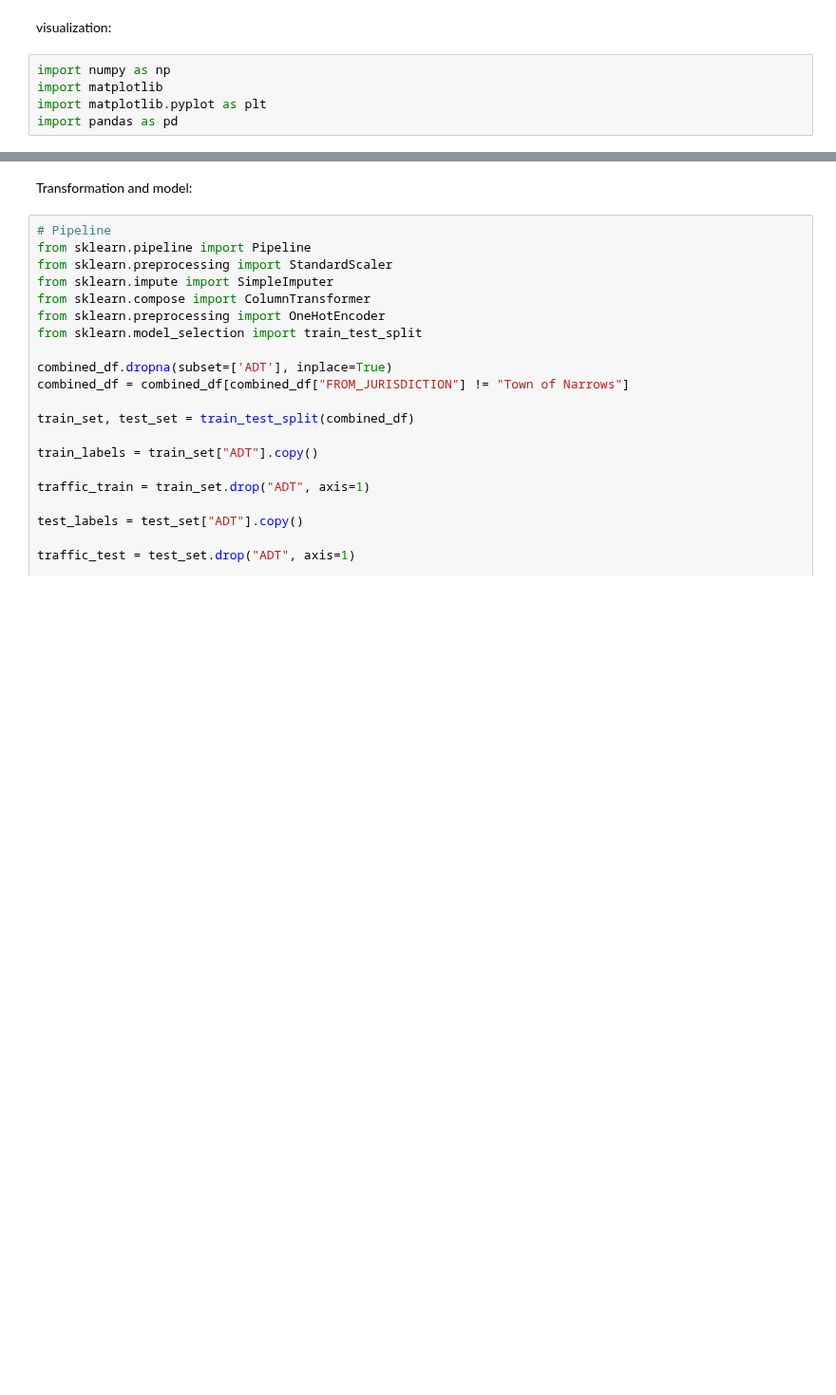
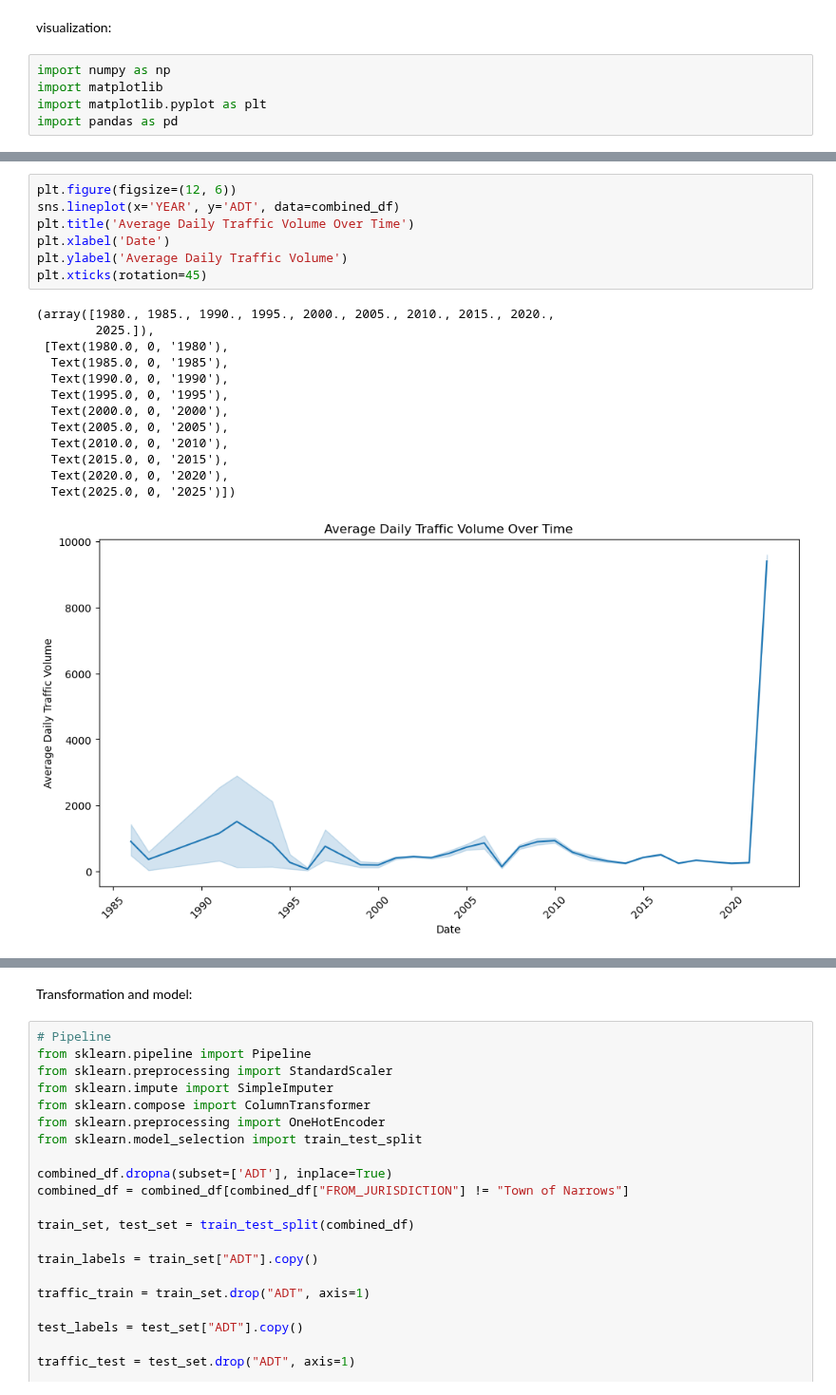
Before and after one commit to helen-yao/ML4VA, a Jupyter notebook: ML4VA/ml4va.ipynb, the cells around one changed output, grey strips where cells are left out. Shown at 95% size. Saved outputs shown, nothing was run; the diff lists cells and outputs as text; blank space fills up the shorter version.

```diff
--- a/ML4VA/ml4va.ipynb
+++ b/ML4VA/ml4va.ipynb
@@ -389,0 +402,21 @@ sns.kdeplot(combined_df['ADT']) # a lot of 0s...
+# %%
+plt.figure(figsize=(12, 6))
+sns.lineplot(x='YEAR', y='ADT', data=combined_df)
+plt.title('Average Daily Traffic Volume Over Time')
+plt.xlabel('Date')
+plt.ylabel('Average Daily Traffic Volume')
+plt.xticks(rotation=45)
+# %% [output]
+(array([1980., 1985., 1990., 1995., 2000., 2005., 2010., 2015., 2020.,
+        2025.]),
+ [Text(1980.0, 0, '1980'),
+  Text(1985.0, 0, '1985'),
+  Text(1990.0, 0, '1990'),
+  Text(1995.0, 0, '1995'),
+  Text(2000.0, 0, '2000'),
+  Text(2005.0, 0, '2005'),
+  Text(2010.0, 0, '2010'),
+  Text(2015.0, 0, '2015'),
+  Text(2020.0, 0, '2020'),
+  Text(2025.0, 0, '2025')])
+[figure, added]
```
Also changed, not shown: parts of 15 cells of this notebook.
